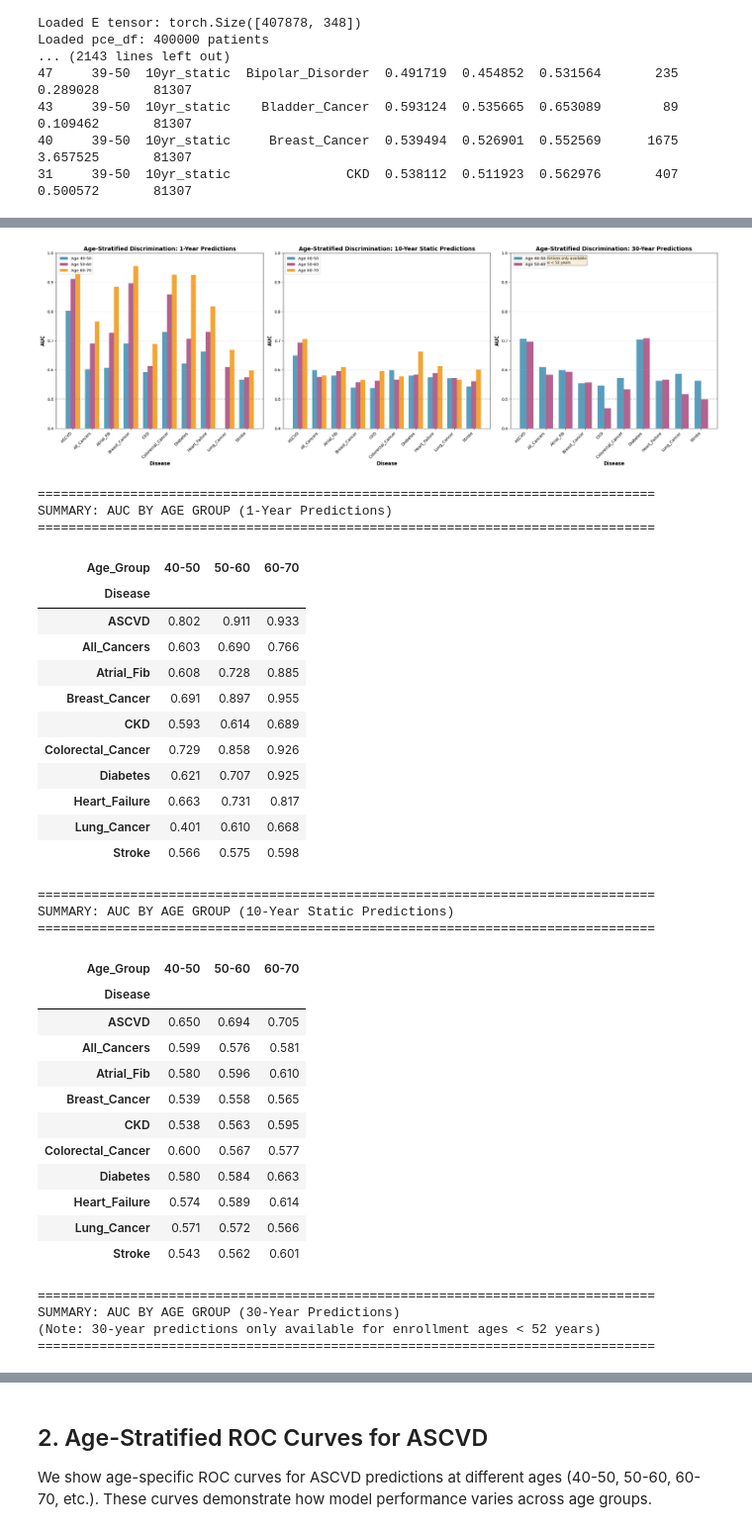
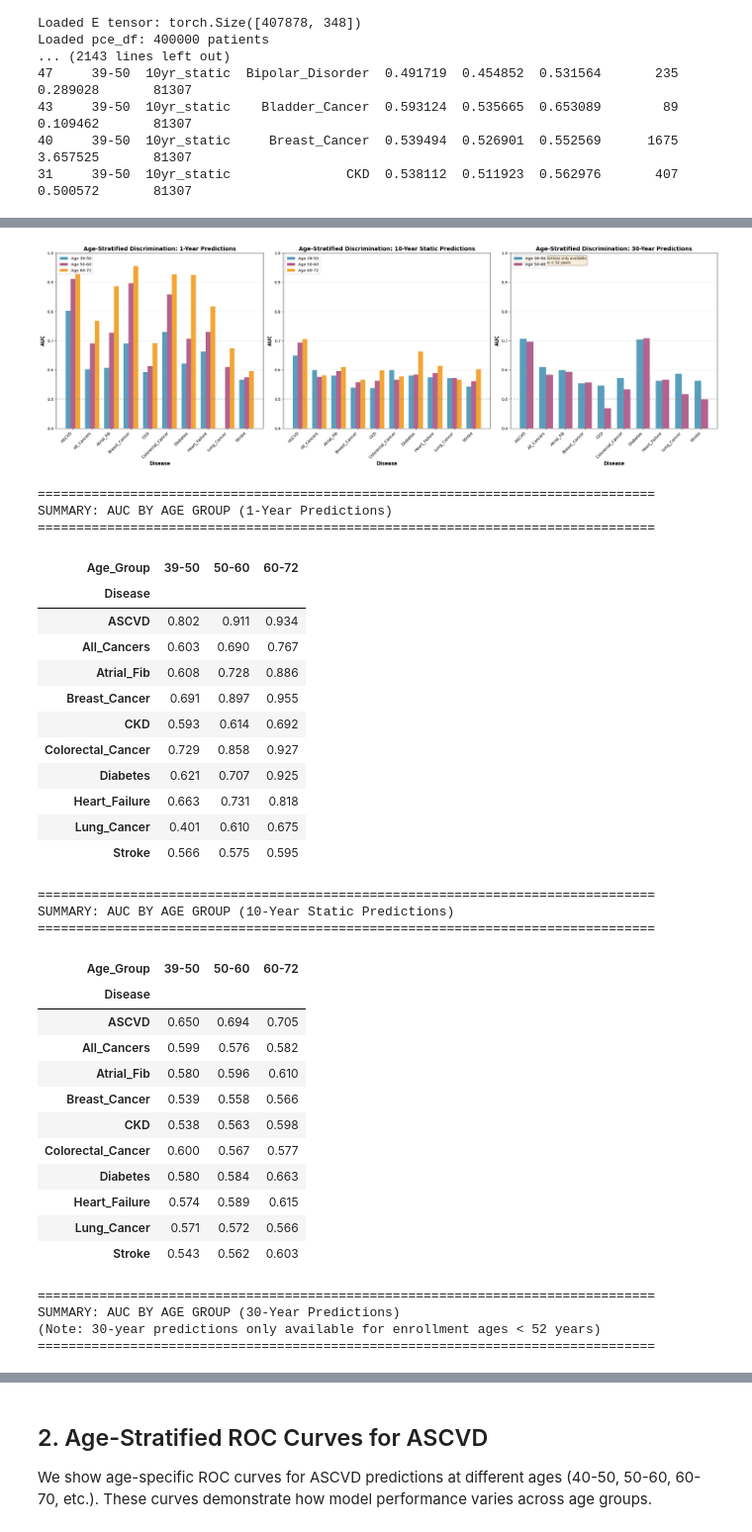
Before and after one commit to surbut/aladynoulli2, a Jupyter notebook: pyScripts/new_oct_revision/new_notebooks/reviewer_responses/notebooks/R1/R1_Q10_Age_Specific.ipynb, the cells around one changed output, grey strips where cells are left out. Shown at 99% size. Cells and saved outputs as stored; diff of their text form; code cells hidden in the pictures.

```diff
--- a/pyScripts/new_oct_revision/new_notebooks/reviewer_responses/notebooks/R1/R1_Q10_Age_Specific.ipynb
+++ b/pyScripts/new_oct_revision/new_notebooks/reviewer_responses/notebooks/R1/R1_Q10_Age_Specific.ipynb
@@ -127,10 +127,10 @@ if results_path.exists():
 
         # For 30-year, only show 40-50 and 50-60 age groups (60-70 doesn't have 30-year data)
         if horizon == '30yr':
-            plot_data = plot_data[plot_data['Age_Group'].isin(['40-50', '50-60'])].copy()
-            age_groups_to_plot = ['40-50', '50-60']
+            plot_data = plot_data[plot_data['Age_Group'].isin(['39-50', '50-60'])].copy()
+            age_groups_to_plot = ['39-50', '50-60']
         else:
-            age_groups_to_plot = ['40-50', '50-60', '60-70']
+            age_groups_to_plot = ['39-50', '50-60', '60-72']
 
         print(f"\n{horizon_labels[horizon]} predictions: Found {len(plot_data)} rows")
 
@@ -213,60 +213,60 @@ if results_path.exists():
     print(f"Time horizons: {sorted(results_df['Time_Horizon'].unique())}")
 
 else:
     print("="*80)
     print("CALCULATING AGE-STRATIFIED AUC")
     print("="*80)
     print("Results not found. Running calculation...")
     print("This will take some time (3 age groups × 3 time horizons × all diseases)")
     print("Using 10 bootstrap iterations for faster computation")
     print("(Can increase to 100 for final results)")
     print("="*80)
 
     %run /Users/sarahurbut/aladynoulli2/pyScripts/new_oct_revision/new_notebooks/pythonscripts/calculate_age_stratified_auc.py --approach pooled_retrospective --n_bootstraps 100
 # %% [output]
 ================================================================================
 RESULTS ALREADY EXIST - LOADING AND DISPLAYING
 ================================================================================
 Found existing results: /Users/sarahurbut/aladynoulli2/pyScripts/new_oct_revision/new_notebooks/results/age_stratified/pooled_retrospective/age_stratified_auc_results.csv
 
 Loading results and creating visualization...
 
 1-Year predictions: Found 30 rows
 
 10-Year Static predictions: Found 30 rows
 
 30-Year predictions: Found 20 rows
 [figure]
 ================================================================================
 SUMMARY: AUC BY AGE GROUP (1-Year Predictions)
 ================================================================================
-| Age_Group | 40-50 | 50-60 | 60-70 |
+| Age_Group | 39-50 | 50-60 | 60-72 |
 | Disease |  |  |  |
-| ASCVD | 0.802 | 0.911 | 0.933 |
-| All_Cancers | 0.603 | 0.690 | 0.766 |
-| Atrial_Fib | 0.608 | 0.728 | 0.885 |
+| ASCVD | 0.802 | 0.911 | 0.934 |
+| All_Cancers | 0.603 | 0.690 | 0.767 |
+| Atrial_Fib | 0.608 | 0.728 | 0.886 |
 | Breast_Cancer | 0.691 | 0.897 | 0.955 |
-| CKD | 0.593 | 0.614 | 0.689 |
-| Colorectal_Cancer | 0.729 | 0.858 | 0.926 |
+| CKD | 0.593 | 0.614 | 0.692 |
+| Colorectal_Cancer | 0.729 | 0.858 | 0.927 |
 | Diabetes | 0.621 | 0.707 | 0.925 |
-| Heart_Failure | 0.663 | 0.731 | 0.817 |
-| Lung_Cancer | 0.401 | 0.610 | 0.668 |
-| Stroke | 0.566 | 0.575 | 0.598 |
+| Heart_Failure | 0.663 | 0.731 | 0.818 |
+| Lung_Cancer | 0.401 | 0.610 | 0.675 |
+| Stroke | 0.566 | 0.575 | 0.595 |
 ================================================================================
 SUMMARY: AUC BY AGE GROUP (10-Year Static Predictions)
 ================================================================================
-| Age_Group | 40-50 | 50-60 | 60-70 |
+| Age_Group | 39-50 | 50-60 | 60-72 |
 | Disease |  |  |  |
 | ASCVD | 0.650 | 0.694 | 0.705 |
-| All_Cancers | 0.599 | 0.576 | 0.581 |
+| All_Cancers | 0.599 | 0.576 | 0.582 |
 | Atrial_Fib | 0.580 | 0.596 | 0.610 |
-| Breast_Cancer | 0.539 | 0.558 | 0.565 |
-| CKD | 0.538 | 0.563 | 0.595 |
+| Breast_Cancer | 0.539 | 0.558 | 0.566 |
+| CKD | 0.538 | 0.563 | 0.598 |
 | Colorectal_Cancer | 0.600 | 0.567 | 0.577 |
 | Diabetes | 0.580 | 0.584 | 0.663 |
-| Heart_Failure | 0.574 | 0.589 | 0.614 |
+| Heart_Failure | 0.574 | 0.589 | 0.615 |
 | Lung_Cancer | 0.571 | 0.572 | 0.566 |
-| Stroke | 0.543 | 0.562 | 0.601 |
+| Stroke | 0.543 | 0.562 | 0.603 |
 ================================================================================
 SUMMARY: AUC BY AGE GROUP (30-Year Predictions)
 (Note: 30-year predictions only available for enrollment ages < 52 years)
```
Also changed, not shown: parts of 1 cell of this notebook, 3 other files.
